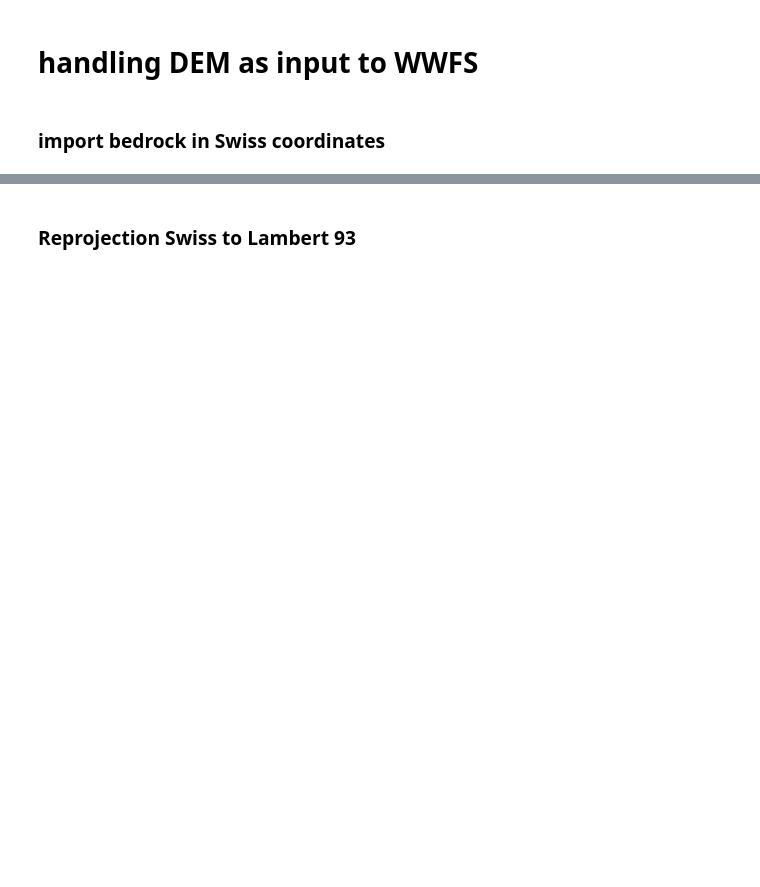
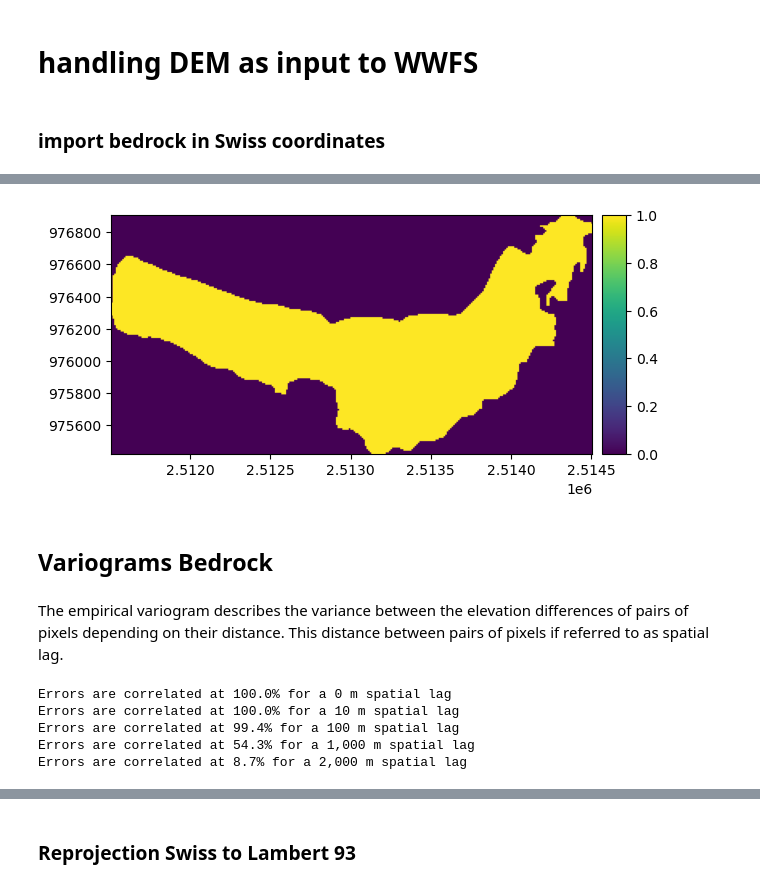
Before and after one commit to christopheogier/bonne_pierre_hydraulic_barriers, a Jupyter notebook: notebooks/DEM_handling.ipynb, the cells around one changed output, grey strips where cells are left out. Cells and saved outputs as stored; diff of their text form; code cells hidden in the pictures; blank space fills up the shorter version.

Commit message:
add variograms

```diff
--- a/notebooks/DEM_handling.ipynb
+++ b/notebooks/DEM_handling.ipynb
@@ -37,0 +46,11 @@ CRS.from_epsg(2056)
+# %%
+# outline
+glacier_outlines = gu.Vector(os.path.join(datadir_out, "bed_outline_lv95.shp"))
+mask_glacier = glacier_outlines.create_mask(bed_lv95)
+mask_glacier.plot()
+# %% [output]
+[figure, added]
+# %% [markdown]
+## Variograms Bedrock ##
+# %% [markdown]
+The empirical variogram describes the variance between the elevation differences of pairs of pixels depending on their distance. This distance between pairs of pixels if referred to as spatial lag.
@@ -37,0 +65,14 @@ CRS.from_epsg(2056)
+# %%
+df_empirical_variogram
+for spatial_lag in [0, 10, 100, 1000,2000]:
+    print(
+        "Errors are correlated at {:.1f}% for a {:,.0f} m spatial lag".format(
+            spatial_corr_function(spatial_lag) * 100, spatial_lag
+        )
+    )
+# %% [output]
+Errors are correlated at 100.0% for a 0 m spatial lag
+Errors are correlated at 100.0% for a 10 m spatial lag
+Errors are correlated at 99.4% for a 100 m spatial lag
+Errors are correlated at 54.3% for a 1,000 m spatial lag
+Errors are correlated at 8.7% for a 2,000 m spatial lag
```
Also changed, not shown: parts of 19 cells of this notebook, 2 other files.
